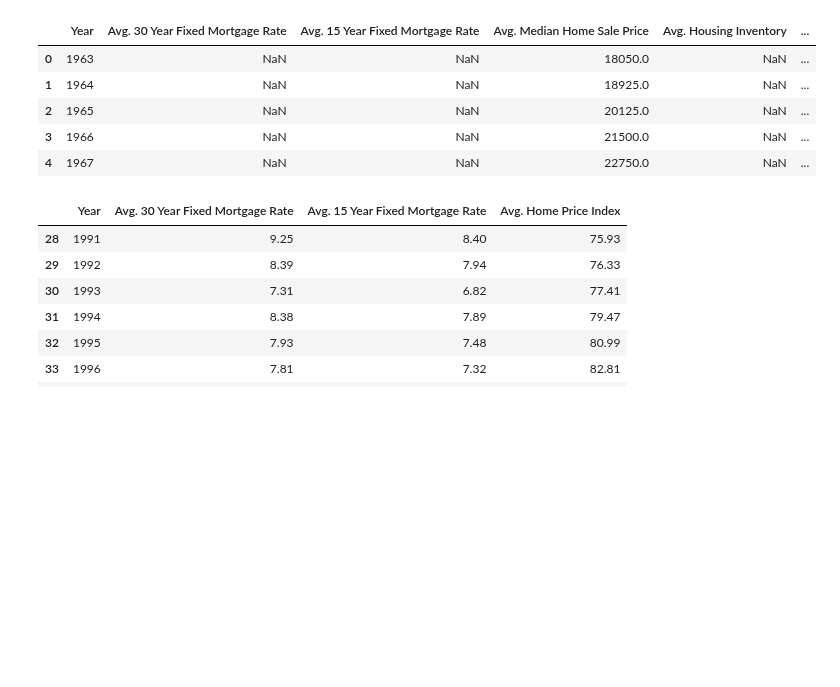
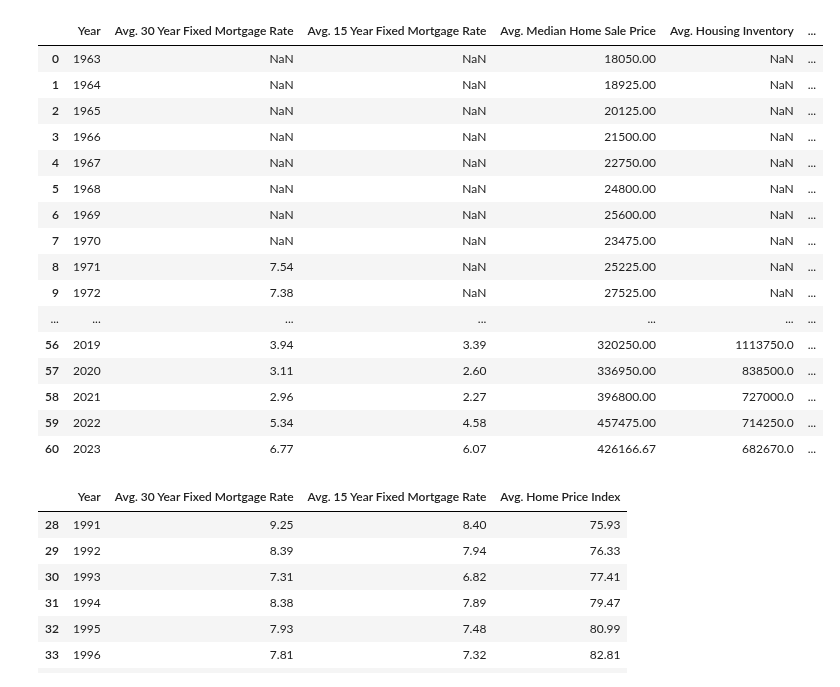
Before and after one commit to njlanger/Project1_Grp3, a Jupyter notebook: Neil/raw_fred_data_Neil.ipynb, the cells around one changed output. Cells and saved outputs as stored; diff of their text form; code cells hidden in the pictures; blank space fills up the shorter version.

```diff
--- a/Neil/raw_fred_data_Neil.ipynb
+++ b/Neil/raw_fred_data_Neil.ipynb
@@ -10,14 +10,25 @@ from pprint import pprint
 # %%
 data_path=('../output_data/fred_data.csv')
 work_file=pd.read_csv(data_path)
-work_file.head()
+work_file
 # %% [output]
 |  | Year | Avg. 30 Year Fixed Mortgage Rate | Avg. 15 Year Fixed Mortgage Rate | Avg. Median Home Sale Price | Avg. Housing Inventory | ... |
-| 0 | 1963 | NaN | NaN | 18050.0 | NaN | ... |
-| 1 | 1964 | NaN | NaN | 18925.0 | NaN | ... |
-| 2 | 1965 | NaN | NaN | 20125.0 | NaN | ... |
-| 3 | 1966 | NaN | NaN | 21500.0 | NaN | ... |
-| 4 | 1967 | NaN | NaN | 22750.0 | NaN | ... |
+| 0 | 1963 | NaN | NaN | 18050.00 | NaN | ... |
+| 1 | 1964 | NaN | NaN | 18925.00 | NaN | ... |
+| 2 | 1965 | NaN | NaN | 20125.00 | NaN | ... |
+| 3 | 1966 | NaN | NaN | 21500.00 | NaN | ... |
+| 4 | 1967 | NaN | NaN | 22750.00 | NaN | ... |
+| 5 | 1968 | NaN | NaN | 24800.00 | NaN | ... |
+| 6 | 1969 | NaN | NaN | 25600.00 | NaN | ... |
+| 7 | 1970 | NaN | NaN | 23475.00 | NaN | ... |
+| 8 | 1971 | 7.54 | NaN | 25225.00 | NaN | ... |
+| 9 | 1972 | 7.38 | NaN | 27525.00 | NaN | ... |
+| ... | ... | ... | ... | ... | ... | ... |
+| 56 | 2019 | 3.94 | 3.39 | 320250.00 | 1113750.0 | ... |
+| 57 | 2020 | 3.11 | 2.60 | 336950.00 | 838500.0 | ... |
+| 58 | 2021 | 2.96 | 2.27 | 396800.00 | 727000.0 | ... |
+| 59 | 2022 | 5.34 | 4.58 | 457475.00 | 714250.0 | ... |
+| 60 | 2023 | 6.77 | 6.07 | 426166.67 | 682670.0 | ... |
 # %%
 # CSV file is above this cell
 # New code (11/15) is between here and 'New Code Ends'
```
Also changed, not shown: parts of 3 cells of this notebook, 2 other files.
